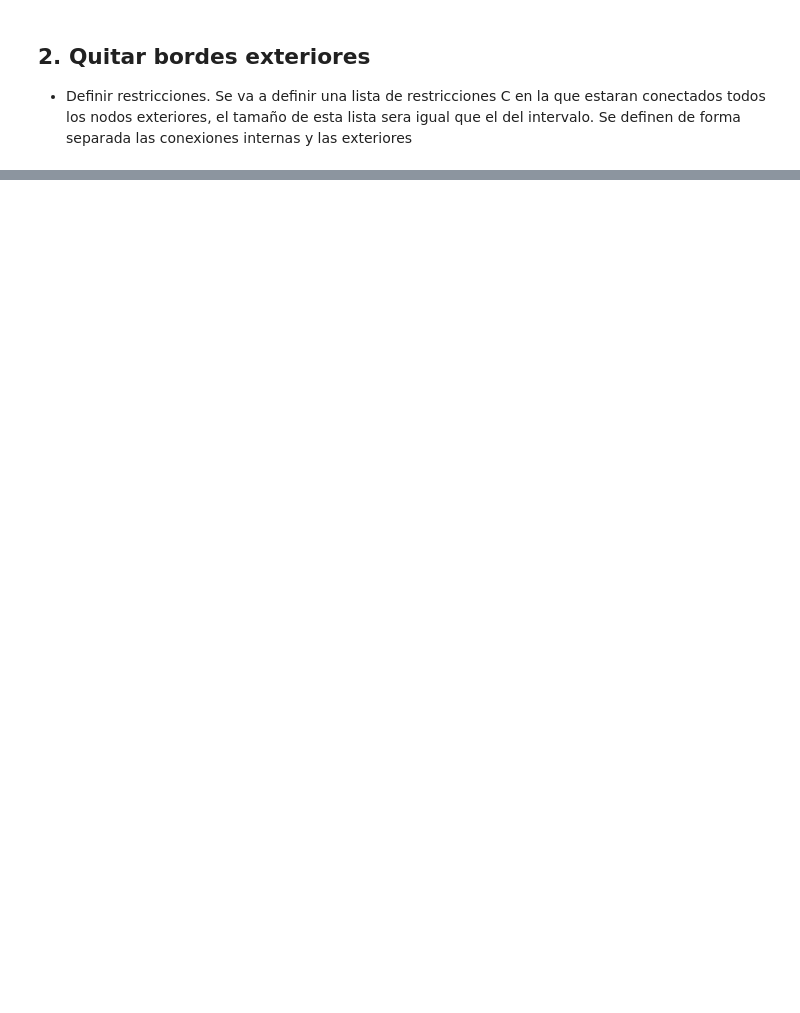
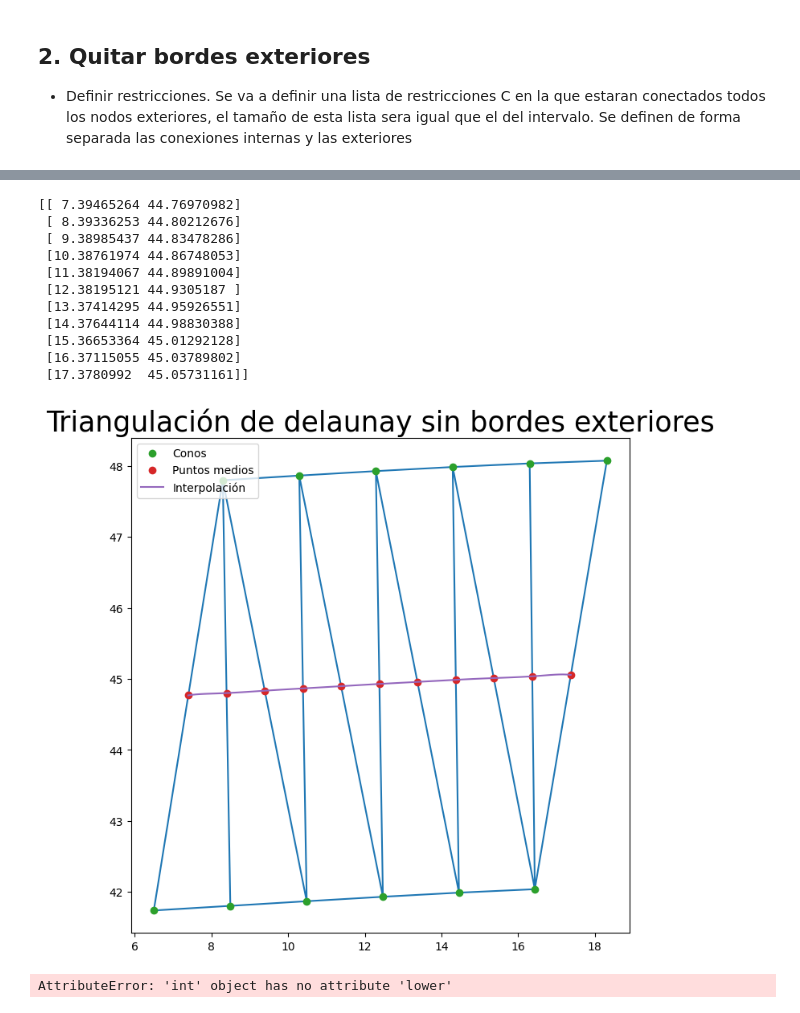
Before and after one commit to FSBDriverless/FS-AI, a Jupyter notebook: Planificación/Triangulacion de Delaunay.ipynb, the cells around one changed output, grey strips where cells are left out. Cells and saved outputs as stored; diff of their text form; code cells hidden in the pictures; blank space fills up the shorter version.

```diff
--- a/Planificación/Triangulacion de Delaunay.ipynb
+++ b/Planificación/Triangulacion de Delaunay.ipynb
@@ -89,0 +109,22 @@ plt.show()
+# %%
+def getEdges(triangle, edges, isEven):
+
+    # t0 t1
+    if (isEven[0]+isEven[1] == 1):
+        #edges.append([triangle[0], triangle[1]])
+        edges[triangle[0], triangle[1]] = 1
+        edges[triangle[1], triangle[0]] = 1
+
+    # t0 t2
+    if (isEven[0]+isEven[2] == 1):
+        #edges.append([triangle[0], triangle[2]])
+        edges[triangle[0], triangle[2]] = 1
+        edges[triangle[2], triangle[0]] = 1
+
+    # t1 t2
+    if (isEven[1]+isEven[2] == 1):
+        #edges.append([triangle[1], triangle[2]])
+        edges[triangle[1], triangle[2]] = 1
+        edges[triangle[2], triangle[1]] = 1
+
+    return edges
@@ -89,0 +179,39 @@ plt.show()
+# %%
+minimo = min(internal[:,0])
+maximo = max(internal[:,0])
+print(internal)
+p = lagrange(internal[:,0], internal[:,1])
+x1 = np.linspace(minimo, maximo, 100)
+y1 = p(x1)
+
+f = plt.figure()
+f.set_figwidth(8)
+f.set_figheight(8)
+plt.triplot(points[:,0], points[:,1], s)
+plt.plot(points[:,0], points[:,1], 'o', label='Conos')
+plt.plot(internal[:,0], internal[:,1], 'o', label='Puntos medios')
+plt.plot(x1, y1, label='Interpolación')
+plt.legend()
+plt.title('Triangulación de delaunay sin bordes exteriores',
+      fontsize=25,
+      color="black")
+plt.show()
+# %% [output]
+[[ 7.39465264 44.76970982]
+ [ 8.39336253 44.80212676]
+ [ 9.38985437 44.83478286]
+ [10.38761974 44.86748053]
+ [11.38194067 44.89891004]
+ [12.38195121 44.9305187 ]
+ [13.37414295 44.95926551]
+ [14.37644114 44.98830388]
+ [15.36653364 45.01292128]
+ [16.37115055 45.03789802]
+ [17.3780992  45.05731161]]
+[figure, added]
+# %%
+#distanceMatrix=np.zeros([internal.shape[0], internal.shape[0]])
+distanceSteps=np.zeros
+print(distanceMatrix)
+# %% [output]
+AttributeError: 'int' object has no attribute 'lower'
```
Also changed, not shown: parts of 8 cells of this notebook.
